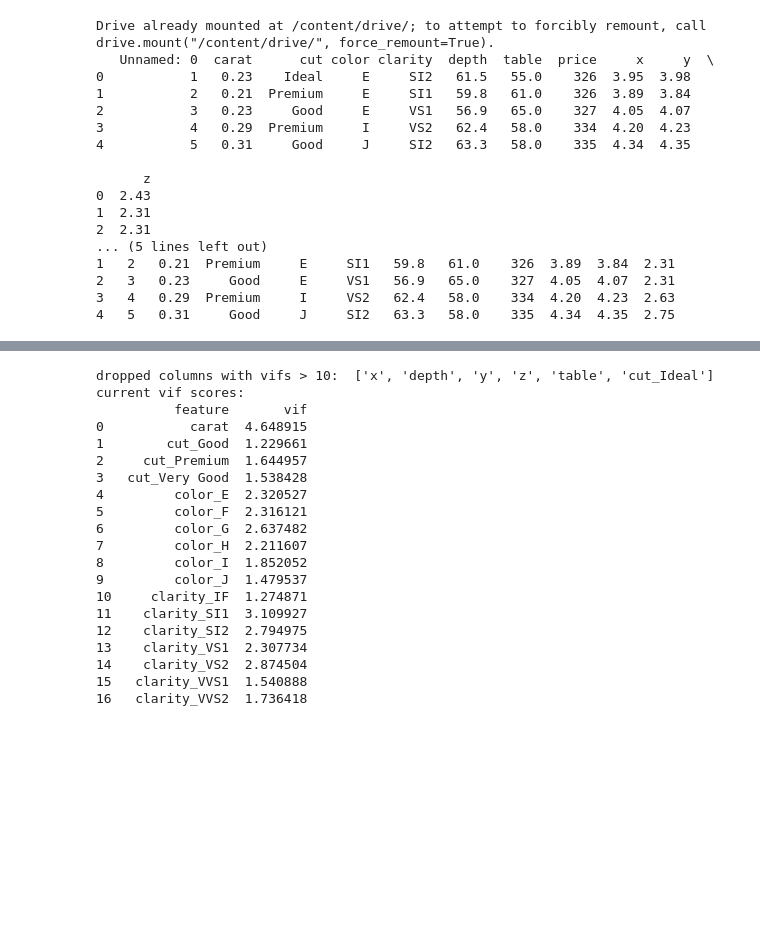
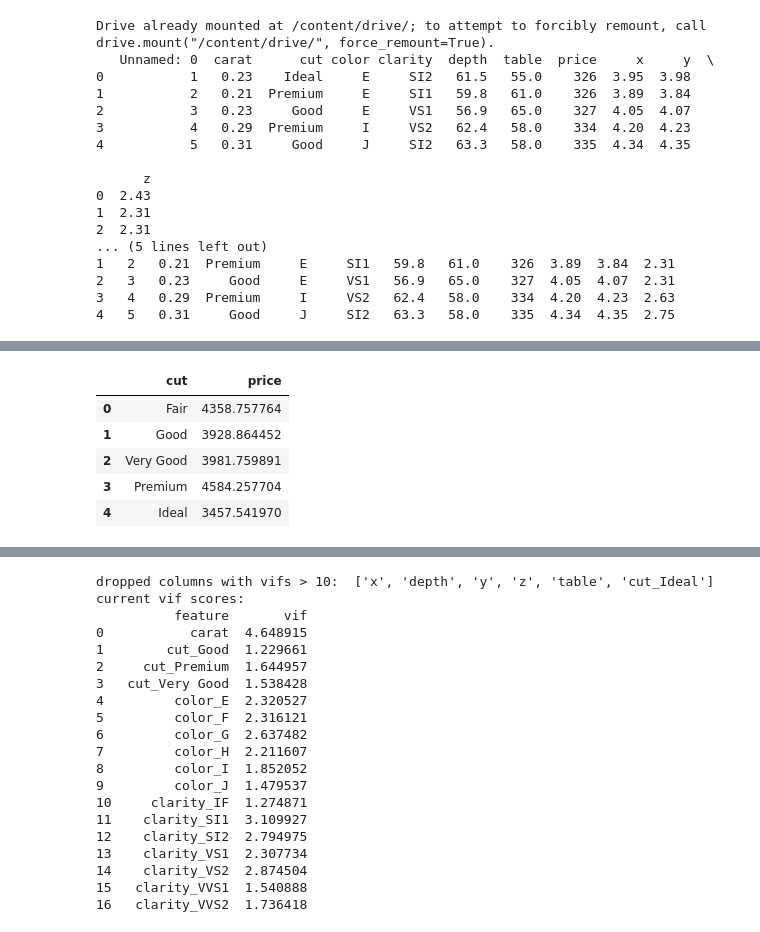
Before and after one commit to ashbyj/applied-modeling-techniques, a Jupyter notebook: multiple-linear-regression/diamondRegression.ipynb, the cells around one changed output, grey strips where cells are left out. Saved outputs shown, nothing was run; the diff lists cells and outputs as text; code cells hidden in the pictures; blank space fills up the shorter version.

```diff
--- a/multiple-linear-regression/diamondRegression.ipynb
+++ b/multiple-linear-regression/diamondRegression.ipynb
@@ -79 +91,10 @@ https://www.analyticsvidhya.com/blog/2020/03/what-is-multicollinearity/#:~:text=
+# %%
+df.groupby('cut', as_index=False)['price'].mean()
+# %% [output]
+|  | cut | price |
+| 0 | Fair | 4358.757764 |
+| 1 | Good | 3928.864452 |
+| 2 | Very Good | 3981.759891 |
+| 3 | Premium | 4584.257704 |
+| 4 | Ideal | 3457.541970 |
 # %%
```
Also changed, not shown: parts of 11 cells of this notebook.
